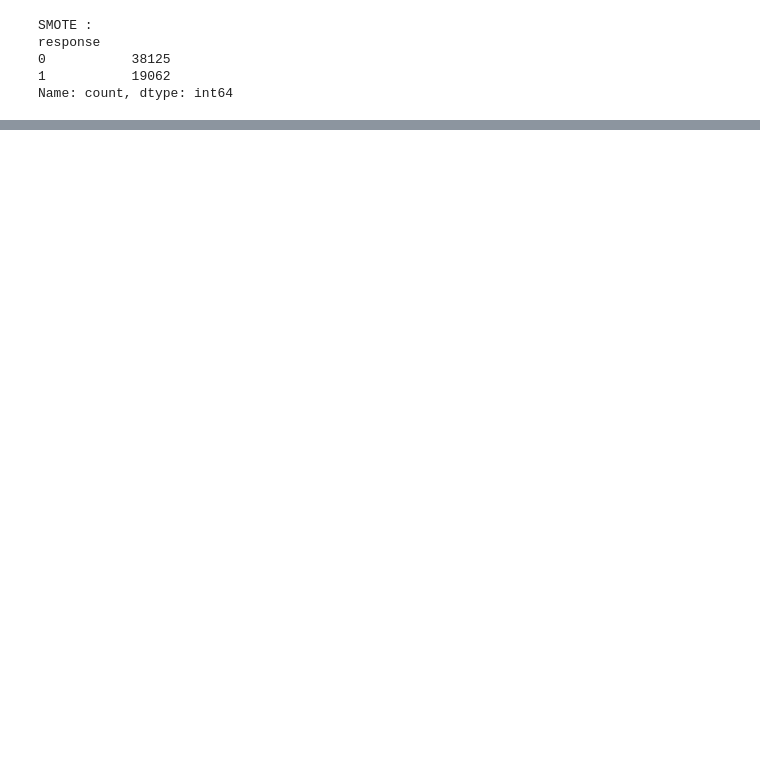
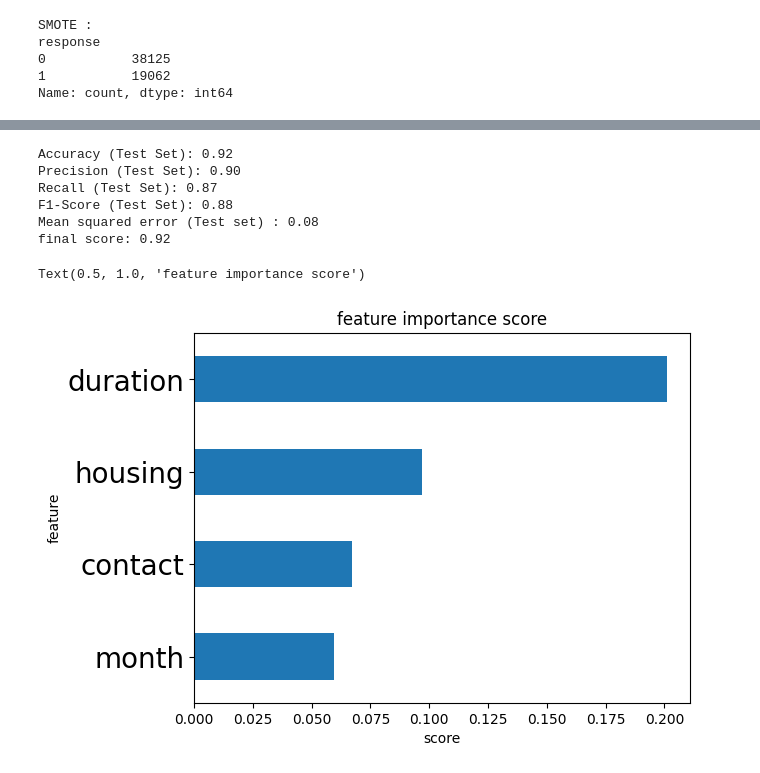
Before and after one commit to vanshcha2001/build-modules, a Jupyter notebook: Bank_Marketing/Prediction.ipynb, the cells around one changed output, grey strips where cells are left out. Cells and saved outputs as stored; diff of their text form; code cells hidden in the pictures; blank space fills up the shorter version.

```diff
--- a/Bank_Marketing/Prediction.ipynb
+++ b/Bank_Marketing/Prediction.ipynb
@@ -320,0 +380,9 @@ sns.countplot(x ='response', data = y_over)
+# %%
+from sklearn.metrics import accuracy_score, precision_score, recall_score, f1_score, mean_squared_error
+
+def eval_classification(pred , ytest):
+    print("\nAccuracy (Test Set): %.2f" % accuracy_score(ytest, pred))
+    print("Precision (Test Set): %.2f" % precision_score(ytest, pred))
+    print("Recall (Test Set): %.2f" % recall_score(ytest, pred))
+    print("F1-Score (Test Set): %.2f" % f1_score(ytest, pred))
+    print("Mean squared error (Test set) : %.2f" % mean_squared_error(ytest,pred))
@@ -320,0 +487,31 @@ sns.countplot(x ='response', data = y_over)
+# %%
+# ExtraTreesClassifier
+
+from sklearn.ensemble import ExtraTreesClassifier
+
+model =  ExtraTreesClassifier()
+model.fit(X_train,y_train)
+
+y_pred = model.predict(X_test)
+
+eval_classification(y_pred , y_test)
+
+score = model.score(X_test,y_test)
+print(f"final score: {score:.2f}")
+
+feat_importances = pd.Series(model.feature_importances_, index=X_train.columns)
+feat_importances = feat_importances.sort_values(ascending=True)
+ax = feat_importances.nlargest(4).plot(kind='barh')
+ax.invert_yaxis()
+plt.xlabel('score')
+plt.ylabel('feature')
+plt.title('feature importance score')
+# %% [output]
+Accuracy (Test Set): 0.92
+Precision (Test Set): 0.90
+Recall (Test Set): 0.87
+F1-Score (Test Set): 0.88
+Mean squared error (Test set) : 0.08
+final score: 0.92
+Text(0.5, 1.0, 'feature importance score')
+[figure, added]
```
Also changed, not shown: parts of 21 cells of this notebook.
